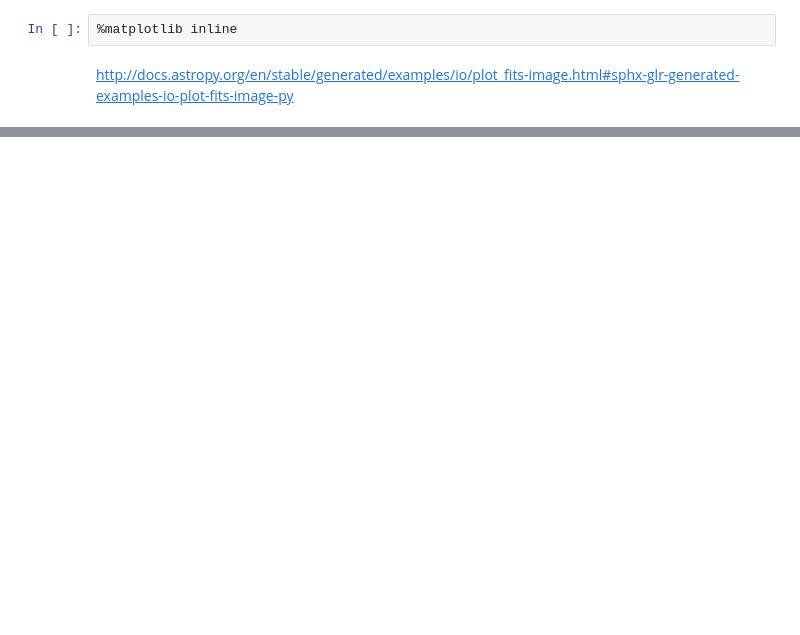
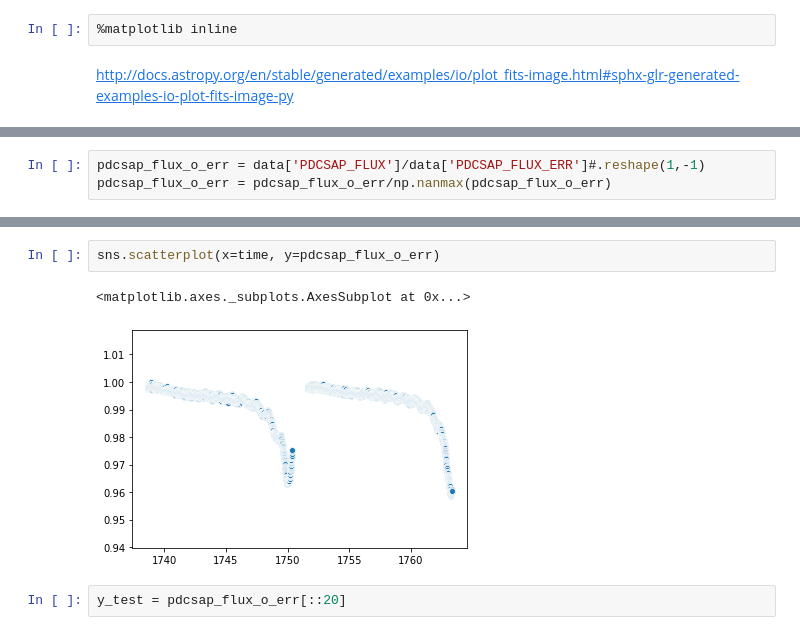
Before and after one commit to glennkroegel/pytorch-starlightcurves, a Jupyter notebook: tess_analysis.ipynb, the cells around one changed output, grey strips where cells are left out. Drawn from its saved outputs; the diff is of its cells as text; blank space fills up the shorter version.

```diff
--- a/tess_analysis.ipynb
+++ b/tess_analysis.ipynb
@@ -39,0 +20,3 @@ for entry in data:
+# %%
+pdcsap_flux_o_err = data['PDCSAP_FLUX']/data['PDCSAP_FLUX_ERR']#.reshape(1,-1)
+pdcsap_flux_o_err = pdcsap_flux_o_err/np.nanmax(pdcsap_flux_o_err)
@@ -48,0 +30,7 @@ len(normalized)
+# %%
+sns.scatterplot(x=time, y=pdcsap_flux_o_err)
+# %% [output]
+<matplotlib.axes._subplots.AxesSubplot at 0x...>
+[figure, added]
+# %%
+y_test = pdcsap_flux_o_err[::20]
```
Also changed, not shown: parts of 16 cells of this notebook, 4 other files.
